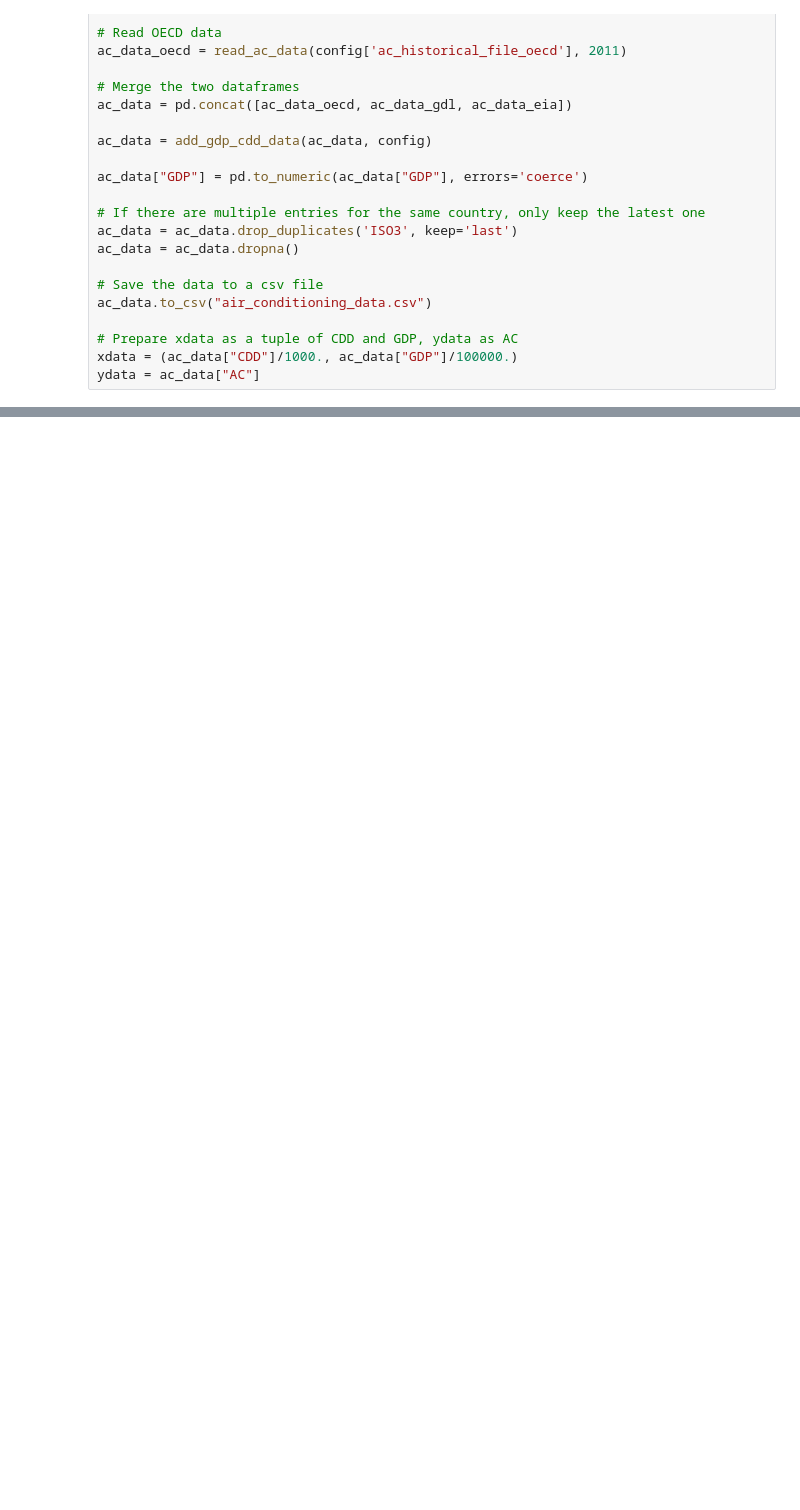
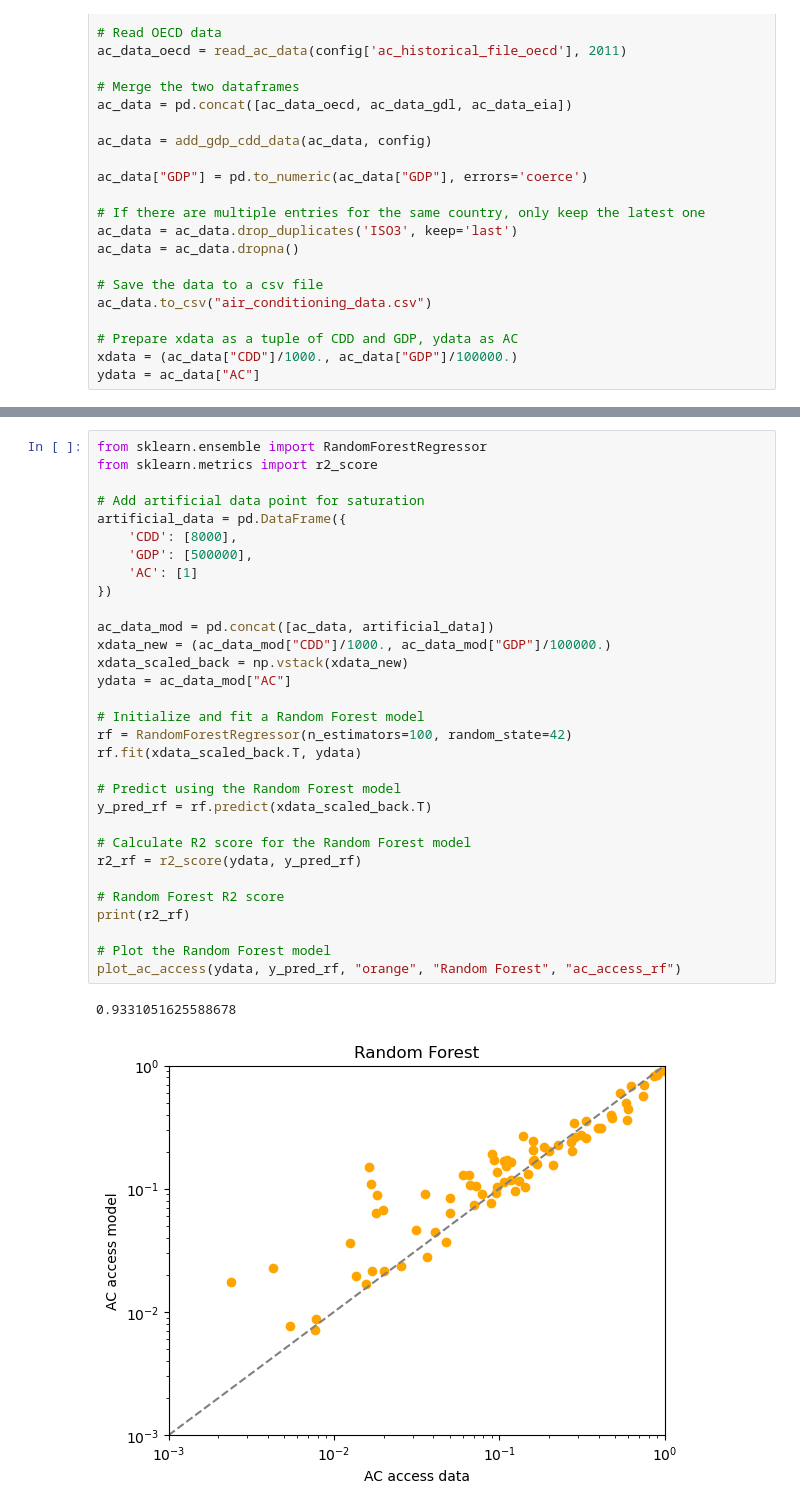
Before and after one commit to carnegie/clab_cooling_deficit_index, a Jupyter notebook: derive_ac_adoption_function.ipynb, the cells around one changed output, grey strips where cells are left out. Drawn from its saved outputs; the diff is of its cells as text; blank space fills up the shorter version.

Commit message:
Try random forest

```diff
--- a/derive_ac_adoption_function.ipynb
+++ b/derive_ac_adoption_function.ipynb
@@ -160,0 +209,34 @@ linear fit:
+# %%
+from sklearn.ensemble import RandomForestRegressor
+from sklearn.metrics import r2_score
+
+# Add artificial data point for saturation
+artificial_data = pd.DataFrame({
+    'CDD': [8000],
+    'GDP': [500000],
+    'AC': [1]
+})
+
+ac_data_mod = pd.concat([ac_data, artificial_data])
+xdata_new = (ac_data_mod["CDD"]/1000., ac_data_mod["GDP"]/100000.)
+xdata_scaled_back = np.vstack(xdata_new)
+ydata = ac_data_mod["AC"]
+
+# Initialize and fit a Random Forest model
+rf = RandomForestRegressor(n_estimators=100, random_state=42)
+rf.fit(xdata_scaled_back.T, ydata)
+
+# Predict using the Random Forest model
+y_pred_rf = rf.predict(xdata_scaled_back.T)
+
+# Calculate R2 score for the Random Forest model
+r2_rf = r2_score(ydata, y_pred_rf)
+
+# Random Forest R2 score
+print(r2_rf)
+
+# Plot the Random Forest model
+plot_ac_access(ydata, y_pred_rf, "orange", "Random Forest", "ac_access_rf")
+# %% [output]
+0.9331051625588678
+[figure, added]
```
Also changed, not shown: parts of 7 cells of this notebook.
